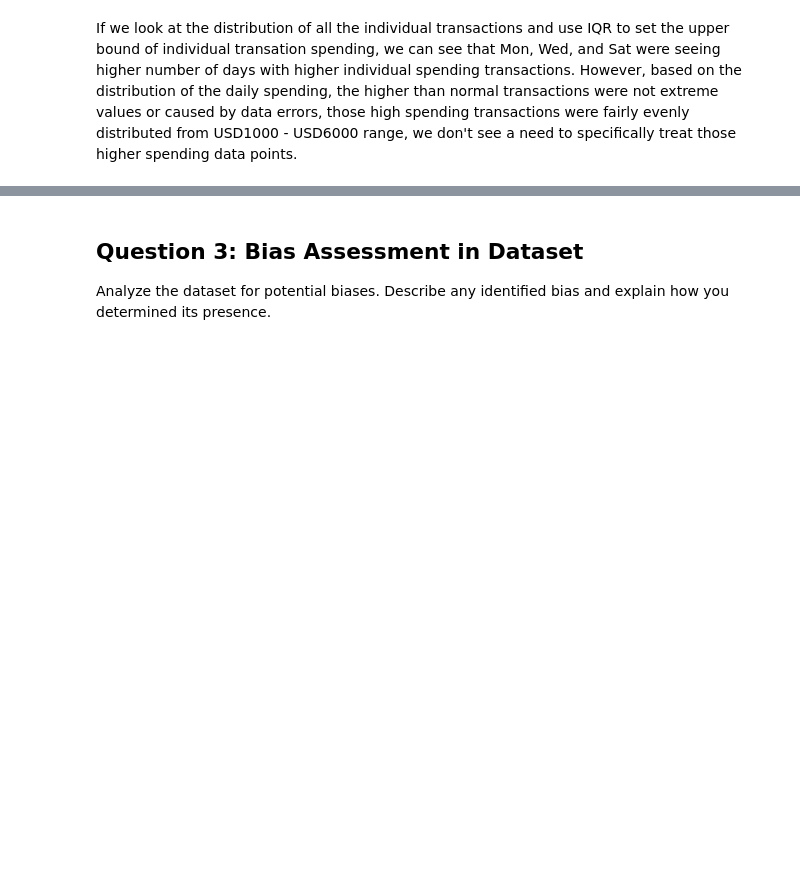
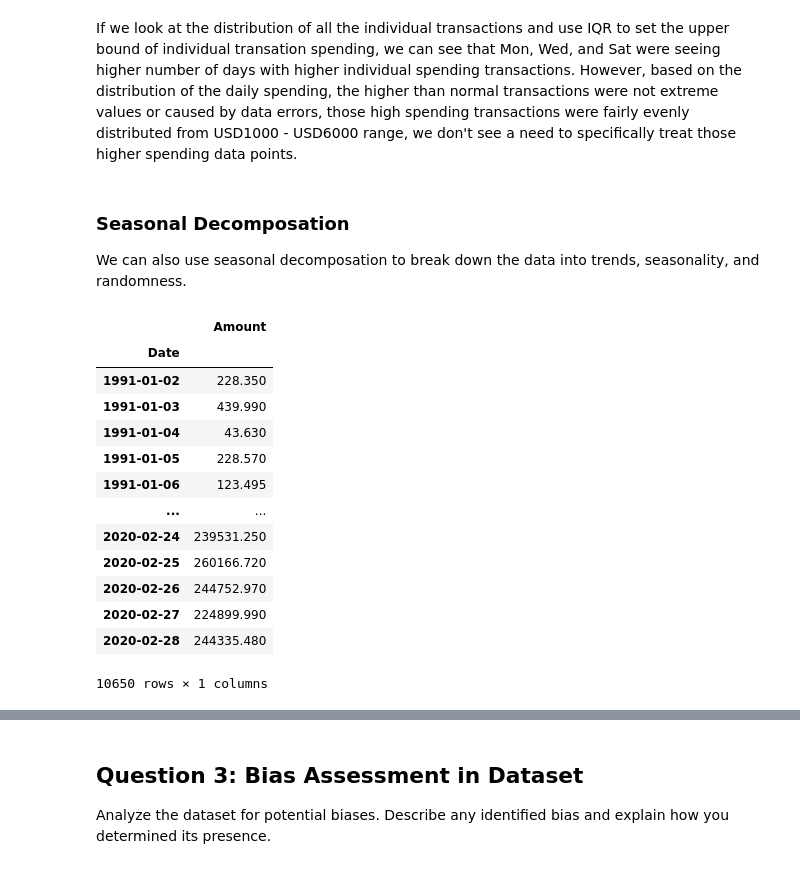
Before and after one commit to jedi0829/credit-card-fraud-detection, a Jupyter notebook: credit_card_fraud_analysis_Chang_Liu.ipynb, the cells around one changed output, grey strips where cells are left out. Saved outputs shown, nothing was run; the diff lists cells and outputs as text; code cells hidden in the pictures; blank space fills up the shorter version.

```diff
--- a/credit_card_fraud_analysis_Chang_Liu.ipynb
+++ b/credit_card_fraud_analysis_Chang_Liu.ipynb
@@ -967,3 +967,27 @@ print(matplotlib.__version__)
 3.7.1
 # %% [markdown]
 If we look at the distribution of all the individual transactions and use IQR to set the upper bound of individual transation spending, we can see that Mon, Wed, and Sat were seeing higher number of days with higher individual spending transactions. However, based on the distribution of the daily spending, the higher than normal transactions were not extreme values or caused by data errors, those high spending transactions were fairly evenly distributed from USD1000 - USD6000 range, we don't see a need to specifically treat those higher spending data points.
+# %% [markdown]
+### Seasonal Decomposation
+We can also use seasonal decomposation to break down the data into trends, seasonality, and randomness.
+# %%
+total_daily_spending_sd = pd.DataFrame(total_daily_spending).reset_index()
+total_daily_spending_sd.set_index('Date', inplace=True)
+total_daily_spending_sd = total_daily_spending_sd.asfreq('D')
+total_daily_spending_sd_filled = total_daily_spending_sd.interpolate(method='linear')
+total_daily_spending_sd_filled
+# %% [output]
+|  | Amount |
+| Date |  |
+| 1991-01-02 | 228.350 |
+| 1991-01-03 | 439.990 |
+| 1991-01-04 | 43.630 |
+| 1991-01-05 | 228.570 |
+| 1991-01-06 | 123.495 |
+| ... | ... |
+| 2020-02-24 | 239531.250 |
+| 2020-02-25 | 260166.720 |
+| 2020-02-26 | 244752.970 |
+| 2020-02-27 | 224899.990 |
+| 2020-02-28 | 244335.480 |
+10650 rows × 1 columns
```
Also changed, not shown: parts of 7 cells of this notebook.
